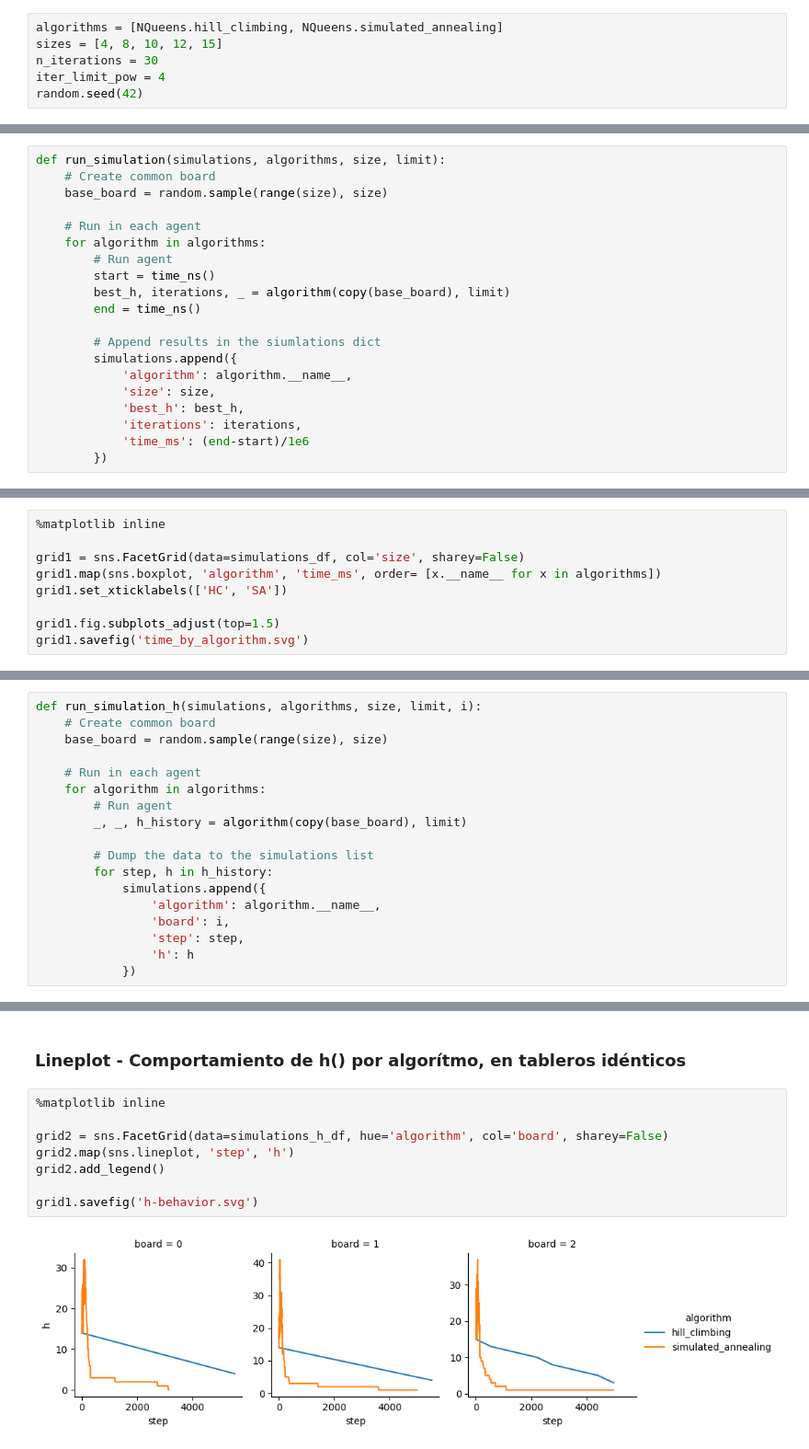
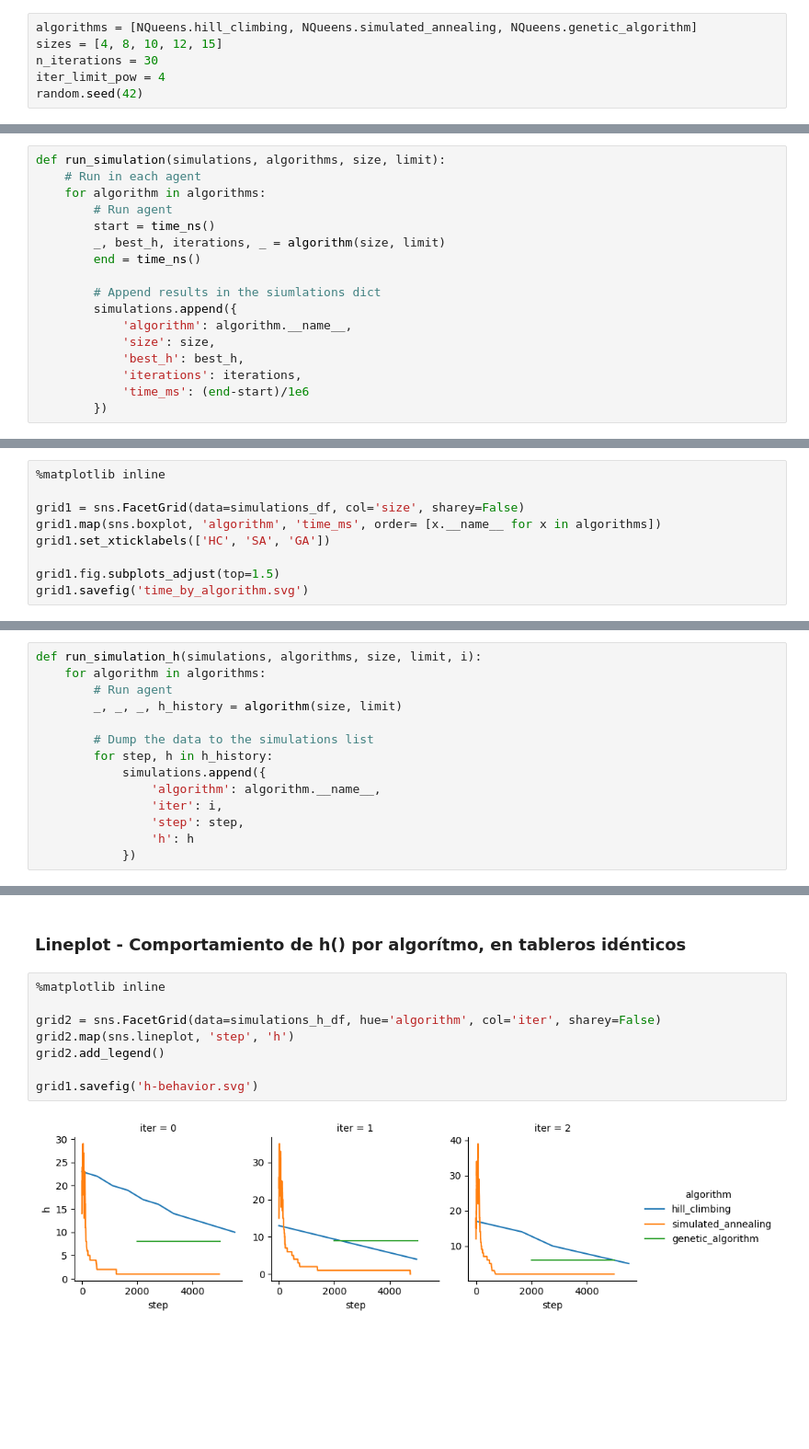
Before and after one commit to LucianoAlbanes/ia-uncuyo-2022, a Jupyter notebook: tp5-busquedas-locales/code/simulation.ipynb, the cells around one changed output, grey strips where cells are left out. Shown at 92% size. Cells and saved outputs as stored; diff of their text form; blank space fills up the shorter version.

```diff
--- a/tp5-busquedas-locales/code/simulation.ipynb
+++ b/tp5-busquedas-locales/code/simulation.ipynb
@@ -13,7 +12,7 @@ from time import time_ns
 # %% [markdown]
 ## Se llevará a cabo con la siguiente configuración:
 # %%
-algorithms = [NQueens.hill_climbing, NQueens.simulated_annealing]
+algorithms = [NQueens.hill_climbing, NQueens.simulated_annealing, NQueens.genetic_algorithm]
 sizes = [4, 8, 10, 12, 15]
 n_iterations = 30
 iter_limit_pow = 4
@@ -26,14 +25,11 @@ random.seed(42)
 ## Correr simulación
 # %%
 def run_simulation(simulations, algorithms, size, limit):
-    # Create common board
-    base_board = random.sample(range(size), size)
-
     # Run in each agent
     for algorithm in algorithms:
         # Run agent
         start = time_ns()
-        best_h, iterations, _ = algorithm(copy(base_board), limit)
+        _, best_h, iterations, _ = algorithm(size, limit)
         end = time_ns()
 
         # Append results in the siumlations dict
@@ -128,7 +129,7 @@ samples_df
 
 grid1 = sns.FacetGrid(data=simulations_df, col='size', sharey=False)
 grid1.map(sns.boxplot, 'algorithm', 'time_ms', order= [x.__name__ for x in algorithms])
-grid1.set_xticklabels(['HC', 'SA'])
+grid1.set_xticklabels(['HC', 'SA', 'GA'])
 
 grid1.fig.subplots_adjust(top=1.5)
 grid1.savefig('time_by_algorithm.svg')
@@ -145,19 +146,15 @@ n_iterations = 3
 limit = 5000
 # %%
 def run_simulation_h(simulations, algorithms, size, limit, i):
-    # Create common board
-    base_board = random.sample(range(size), size)
-
-    # Run in each agent
     for algorithm in algorithms:
         # Run agent
-        _, _, h_history = algorithm(copy(base_board), limit)
+        _, _, _, h_history = algorithm(size, limit)
 
         # Dump the data to the simulations list
         for step, h in h_history:
             simulations.append({
                 'algorithm': algorithm.__name__,
-                'board': i,
+                'iter': i,
                 'step': step,
                 'h': h
             })
@@ -181,10 +178,10 @@ with mp.Manager() as manager:
 # %%
 %matplotlib inline
 
-grid2 = sns.FacetGrid(data=simulations_h_df, hue='algorithm', col='board', sharey=False)
+grid2 = sns.FacetGrid(data=simulations_h_df, hue='algorithm', col='iter', sharey=False)
 grid2.map(sns.lineplot, 'step', 'h')
 grid2.add_legend()
 
 grid1.savefig('h-behavior.svg')
 # %% [output]
-[figure, old version]
+[figure, new version]
```
Also changed, not shown: parts of 4 cells of this notebook, 1 other file.
